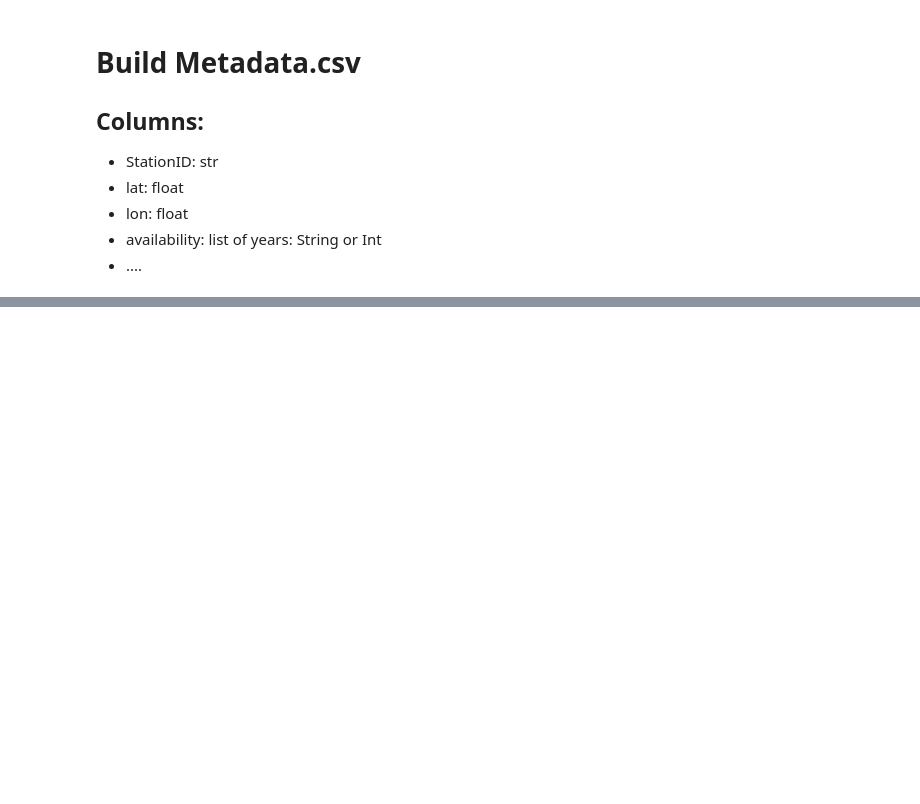
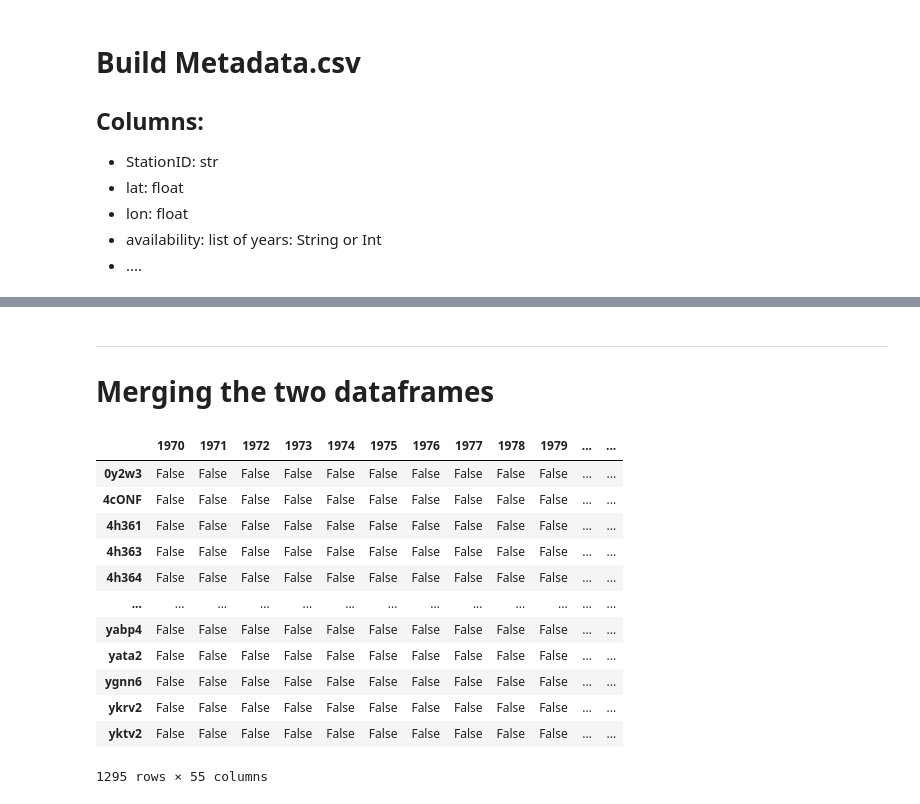
Before and after one commit to elsandner/Master_Project, a Jupyter notebook: NDBC_Buoy_Data/build_buoy_metadata.ipynb, the cells around one changed output, grey strips where cells are left out. Cells and saved outputs as stored; diff of their text form; code cells hidden in the pictures; blank space fills up the shorter version.

```diff
--- a/NDBC_Buoy_Data/build_buoy_metadata.ipynb
+++ b/NDBC_Buoy_Data/build_buoy_metadata.ipynb
@@ -89,0 +154,38 @@ existing_files is a dictionary of stations. The value of each station is a set o
+# %%
+ids = []
+lats = []
+lons = []
+
+for station in station_list:
+    ids.append(station['id'])
+
+    histories = station.find_all("history")
+
+    current_lat = []
+    current_lon = []
+    for history in histories:
+        current_lat.append(float(history['lat']))
+        current_lon.append(float(history['lng']))
+
+    average_lat = (sum(current_lat) / len(current_lat))
+    average_lon = (sum(current_lon) / len(current_lon))
+
+    #Round to value that matches ERA5 grid
+    #   Reanalysis: 0.25° x 0.25° (atmosphere),
+    #               0.5° x  0.5°  (ocean waves)
+    #   Mean, spread and members: 0.5° x 0.5° (atmosphere),
+    #                             1°   x 1°   (ocean waves)
+    # For now, I do round to 0.5° but this may need to be adopted
+    average_lat = round(average_lat * 2) / 2
+    average_lon = round(average_lon * 2) / 2
+
+    lats.append(average_lat)
+    lons.append(average_lon)
+
+station_coordinates = pd.DataFrame({
+    "StationID": ids,
+    "lat": lats,
+    "lon": lons,
+})
+
+station_coordinates
@@ -89,0 +206,3 @@ existing_files is a dictionary of stations. The value of each station is a set o
+# %% [markdown]
+---
+# Merging the two dataframes
@@ -89,0 +212,16 @@ existing_files is a dictionary of stations. The value of each station is a set o
+# %%
+metadata_1
+# %% [output]
+|  | 1970 | 1971 | 1972 | 1973 | 1974 | 1975 | 1976 | 1977 | 1978 | 1979 | ... | ... |
+| 0y2w3 | False | False | False | False | False | False | False | False | False | False | ... | ... |
+| 4cONF | False | False | False | False | False | False | False | False | False | False | ... | ... |
+| 4h361 | False | False | False | False | False | False | False | False | False | False | ... | ... |
+| 4h363 | False | False | False | False | False | False | False | False | False | False | ... | ... |
+| 4h364 | False | False | False | False | False | False | False | False | False | False | ... | ... |
+| ... | ... | ... | ... | ... | ... | ... | ... | ... | ... | ... | ... | ... |
+| yabp4 | False | False | False | False | False | False | False | False | False | False | ... | ... |
+| yata2 | False | False | False | False | False | False | False | False | False | False | ... | ... |
+| ygnn6 | False | False | False | False | False | False | False | False | False | False | ... | ... |
+| ykrv2 | False | False | False | False | False | False | False | False | False | False | ... | ... |
+| yktv2 | False | False | False | False | False | False | False | False | False | False | ... | ... |
+1295 rows × 55 columns
```
Also changed, not shown: parts of 36 cells of this notebook, 1 other file.
